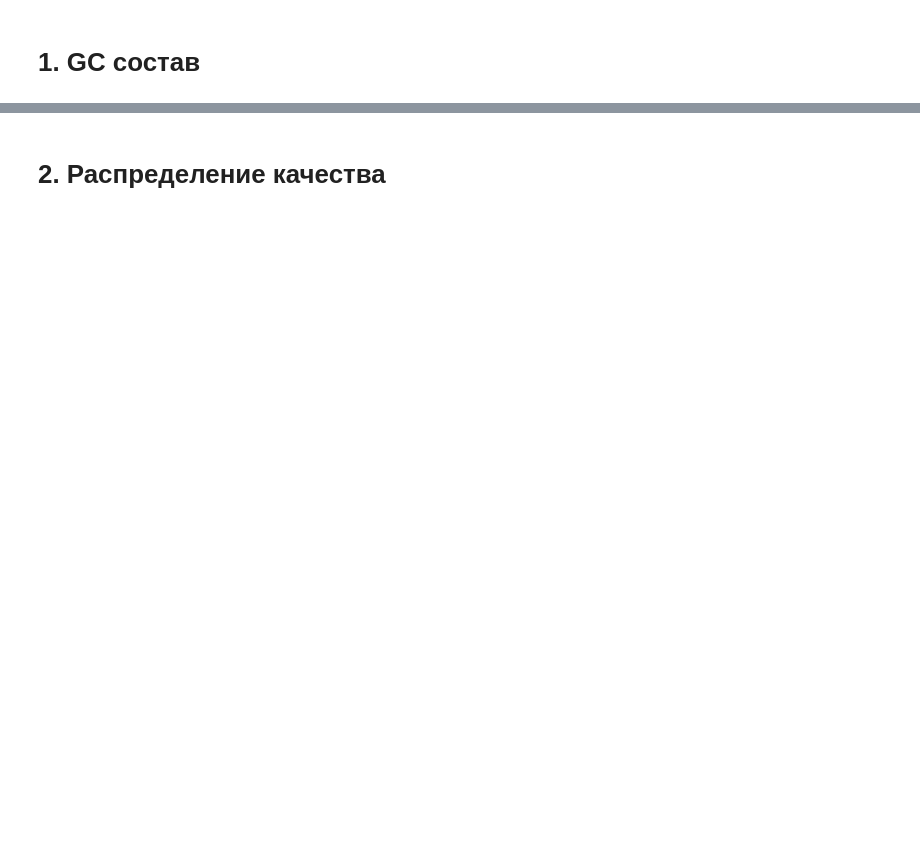
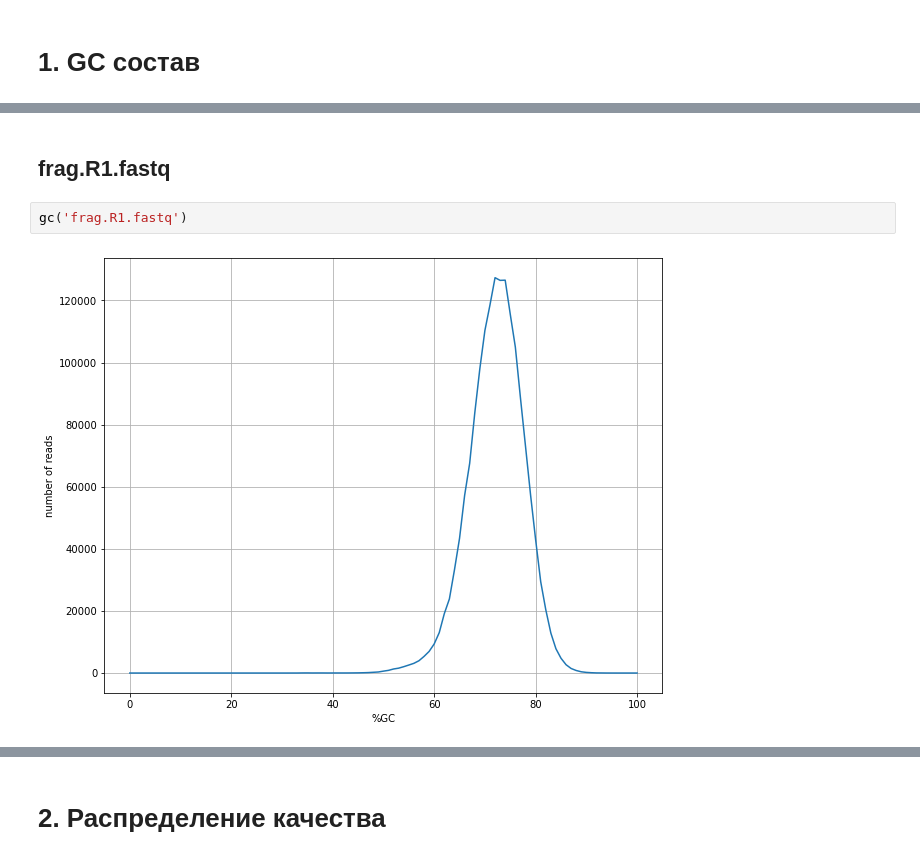
Before and after one commit to yegorov-boris/ngs, a Jupyter notebook: hw1/hw1.ipynb, the cells around one changed output, grey strips where cells are left out. Drawn from its saved outputs; the diff is of its cells as text; blank space fills up the shorter version.

```diff
--- a/hw1/hw1.ipynb
+++ b/hw1/hw1.ipynb
@@ -2,0 +77,6 @@
+# %% [markdown]
+## frag.R1.fastq
+# %%
+gc('frag.R1.fastq')
+# %% [output]
+[figure, added]
```
Also changed, not shown: parts of 17 cells of this notebook.
